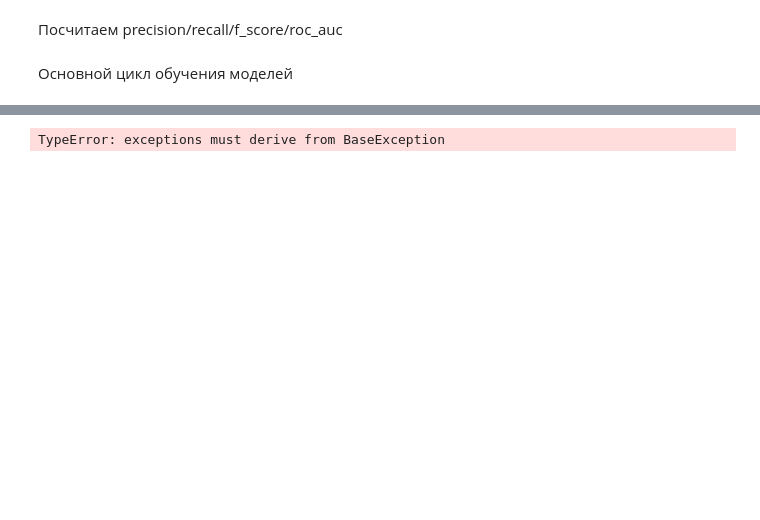
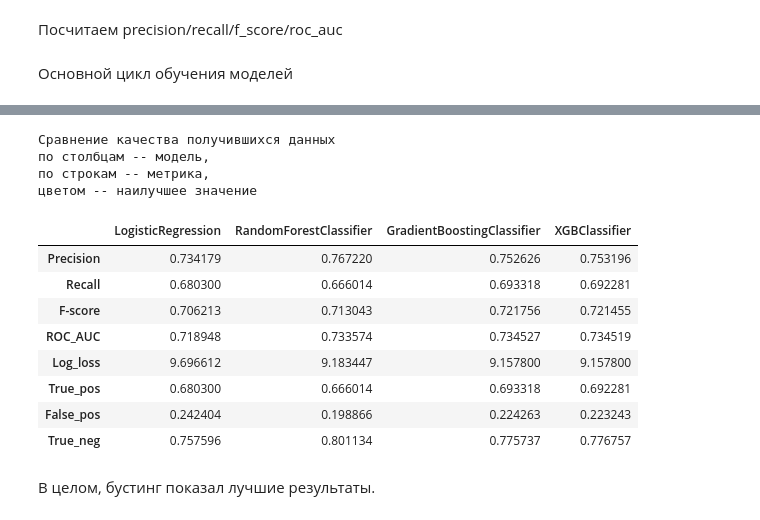
Before and after one commit to M-Arthur-A/ML-in-business, a Jupyter notebook: 3_Metrics-behavior/HW3.ipynb, the cells around one changed output, grey strips where cells are left out. Cells and saved outputs as stored; diff of their text form; code cells hidden in the pictures; blank space fills up the shorter version.

```diff
--- a/3_Metrics-behavior/HW3.ipynb
+++ b/3_Metrics-behavior/HW3.ipynb
@@ -129,4 +118,5 @@ for base_col in base_cols:
 feats = FeatureUnion(continuos_transformers+cat_transformers+base_transformers)
 feature_processing = Pipeline([('feats', feats)])
 
-feature_processing.fit_transform(X_train)
+x_train = feature_processing.fit_transform(X_train)
+x_test = feature_processing.fit_transform(X_test)
@@ -168,7 +144,7 @@ def get_scores(y_true,
     roc_auc = roc_auc_score(y_true, y_predicted)
     log_loss_score = log_loss(y_true, y_predicted)
 
-    cm = confusion_matrix(y_true, y_predicted>thresholds[ix])
+    cm = confusion_matrix(y_true, y_predicted)
     TN = cm[0][0]
     FN = cm[1][0]
     TP = cm[1][1]
@@ -204,7 +180,7 @@ True_neg  = {TNR:.3f}\n')
     font = {'size' : 15}
     plt.rc('font', **font)
     plt.figure(figsize=(10, 8))
-    cmap=plt.cm.Blues
+    cmap = plt.cm.Blues
     """
     This function prints and plots the confusion matrix.
     Normalization can be applied by setting `normalize=True`.
@@ -347,4 +326,0 @@ ValueError: Unknown format code 's' for object of type 'int'
-# %%
-raise 0
-# %% [output]
-TypeError: exceptions must derive from BaseException
@@ -370,0 +327,45 @@ final_scores.columns  = ['Linear Regression', 'Random Forest', 'Extreme Gradient
+# %%
+# Сравниваем результаты
+def df_highlight_max(s):
+    '''
+    highlight the maximum
+    '''
+    is_max = s == s.max()
+    return ['color: blue' if v else '' for v in is_max]
+
+def df_bold_max(s):
+    '''
+    bold the maximum
+    '''
+    is_max = s == s.max()
+    return ['font-weight: bold' if v else '' for v in is_max]
+
+models_acccuracy = pd.DataFrame(columns=models_names)
+# %%
+for i, col in enumerate(models_names):
+    if i == 0:
+        models_acccuracy = pd.DataFrame.from_dict(results[col][1], orient='index')
+    else:
+        models_acccuracy = pd.concat([models_acccuracy,
+                                       pd.DataFrame.from_dict(results[col][1], orient='index')],
+                                    axis=1)
+models_acccuracy.columns = models_names
+print('Сравнение качества получившихся данных\nпо столбцам -- модель,\nпо строкам -- метрика,\n\
+цветом -- наилучшее значение\n')
+models_acccuracy.style.apply(df_highlight_max, axis=1).apply(df_bold_max, axis=1)
+# %% [output]
+Сравнение качества получившихся данных
+по столбцам -- модель,
+по строкам -- метрика,
+цветом -- наилучшее значение
+|  | LogisticRegression | RandomForestClassifier | GradientBoostingClassifier | XGBClassifier |
+| Precision | 0.734179 | 0.767220 | 0.752626 | 0.753196 |
+| Recall | 0.680300 | 0.666014 | 0.693318 | 0.692281 |
+| F-score | 0.706213 | 0.713043 | 0.721756 | 0.721455 |
+| ROC_AUC | 0.718948 | 0.733574 | 0.734527 | 0.734519 |
+| Log_loss | 9.696612 | 9.183447 | 9.157800 | 9.157800 |
+| True_pos | 0.680300 | 0.666014 | 0.693318 | 0.692281 |
+| False_pos | 0.242404 | 0.198866 | 0.224263 | 0.223243 |
+| True_neg | 0.757596 | 0.801134 | 0.775737 | 0.776757 |
+# %% [markdown]
+В целом, бустинг показал лучшие результаты.
```
Also changed, not shown: parts of 6 cells of this notebook.
